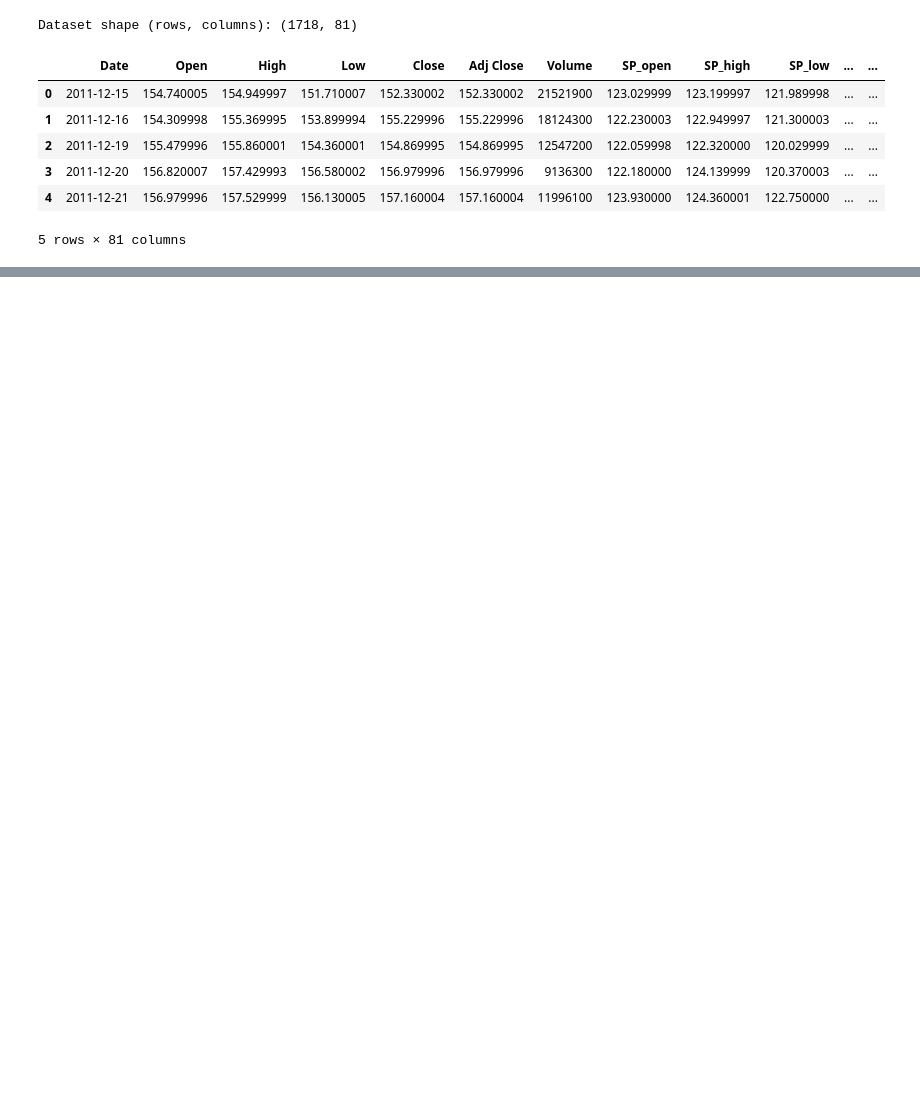
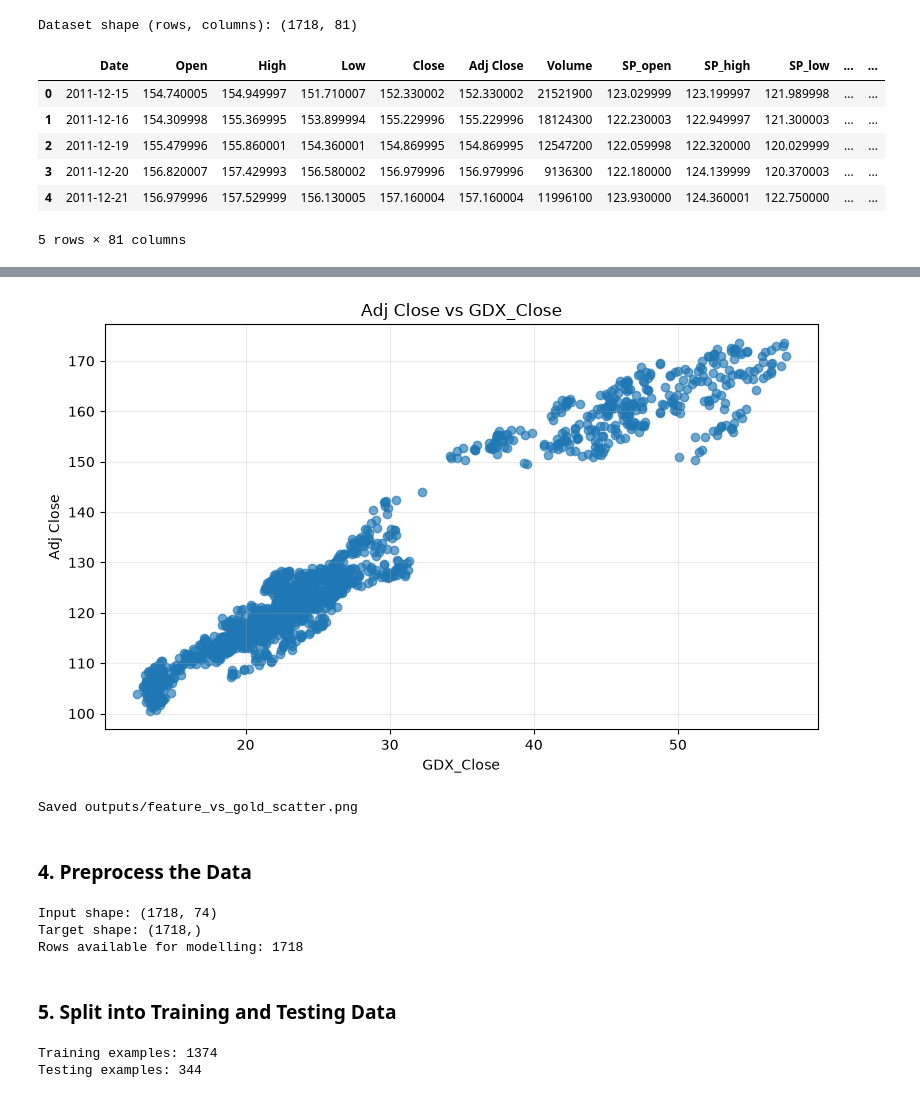
Before and after one commit to rahulforcode89/Gold-price-prediction-using-Linear-Regression, a Jupyter notebook: codes/program.ipynb, the cells around one changed output, grey strips where cells are left out. Drawn from its saved outputs; the diff is of its cells as text; code cells hidden in the pictures; blank space fills up the shorter version.

```diff
--- a/codes/program.ipynb
+++ b/codes/program.ipynb
@@ -36,0 +59,71 @@ Dataset shape (rows, columns): (1718, 81)
+# %%
+# Scatter plot: GDX_Close vs Adj Close
+feature_for_plot = "GDX_Close"
+target_for_plot = "Adj Close"
+plt.figure(figsize=(8, 5))
+plt.scatter(df[feature_for_plot], df[target_for_plot], alpha=0.65)
+plt.title(f"{target_for_plot} vs {feature_for_plot}")
+plt.xlabel(feature_for_plot)
+plt.ylabel(target_for_plot)
+plt.grid(alpha=0.25)
+plt.tight_layout()
+plt.savefig("../outputs/feature_vs_gold_scatter.png")
+plt.show()
+print("Saved outputs/feature_vs_gold_scatter.png")
+# %% [output]
+[figure, added]
+Saved outputs/feature_vs_gold_scatter.png
+# %% [markdown]
+### **4. Preprocess the Data**
+# %%
+df = df.drop_duplicates().copy()
+
+target_column = "Adj Close"
+gld_columns = ["Date", "Open", "High", "Low", "Close", "Adj Close", "Volume"]
+feature_columns = [col for col in df.columns if col not in gld_columns]
+
+model_df = df[feature_columns + [target_column]].copy()
+model_df[target_column] = pd.to_numeric(model_df[target_column], errors="coerce")
+model_df = model_df.dropna(subset=[target_column])
+
+X = model_df[feature_columns]
+y = model_df[target_column]
+
+numeric_features = X.select_dtypes(include=np.number).columns.tolist()
+categorical_features = X.select_dtypes(exclude=np.number).columns.tolist()
+
+numeric_transformer = Pipeline(steps=[
+    ("imputer", SimpleImputer(strategy="median"))
+])
+
+categorical_transformer = Pipeline(steps=[
+    ("imputer", SimpleImputer(strategy="most_frequent")),
+    ("onehot", OneHotEncoder(handle_unknown="ignore"))
+])
+
+preprocessor = ColumnTransformer(transformers=[
+    ("numeric", numeric_transformer, numeric_features),
+    ("categorical", categorical_transformer, categorical_features)
+])
+
+print("Input shape:", X.shape)
+print("Target shape:", y.shape)
+print("Rows available for modelling:", len(model_df))
+# %% [output]
+Input shape: (1718, 74)
+Target shape: (1718,)
+Rows available for modelling: 1718
+# %% [markdown]
+### **5. Split into Training and Testing Data**
+# %%
+X_train, X_test, y_train, y_test = train_test_split(
+    X, y,
+    test_size=0.20,
+    random_state=42
+)
+
+print("Training examples:", len(X_train))
+print("Testing examples:", len(X_test))
+# %% [output]
+Training examples: 1374
+Testing examples: 344
```
Also changed, not shown: parts of 4 cells of this notebook, 2 other files.
